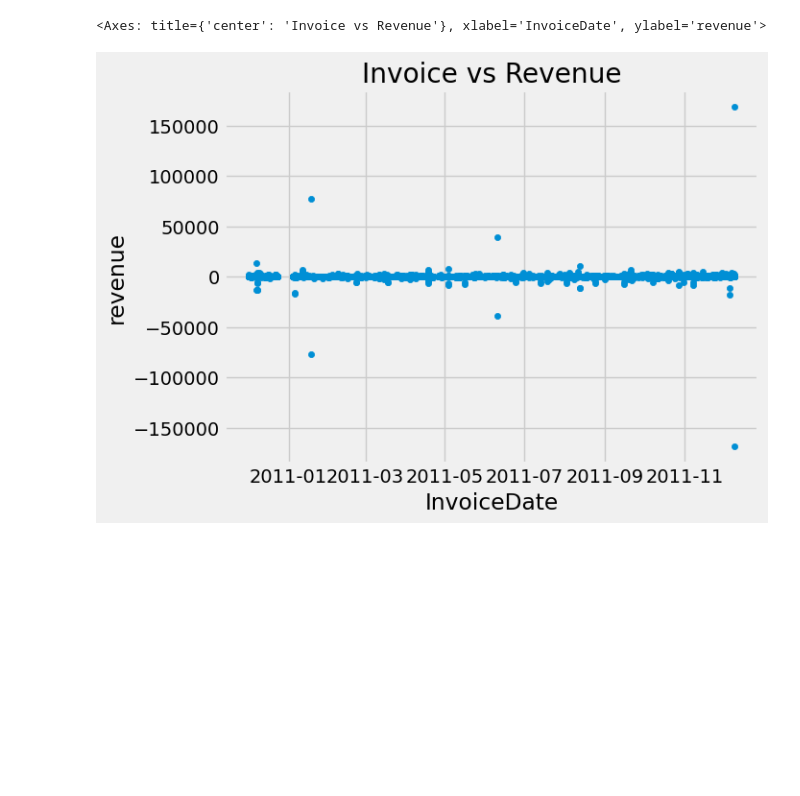
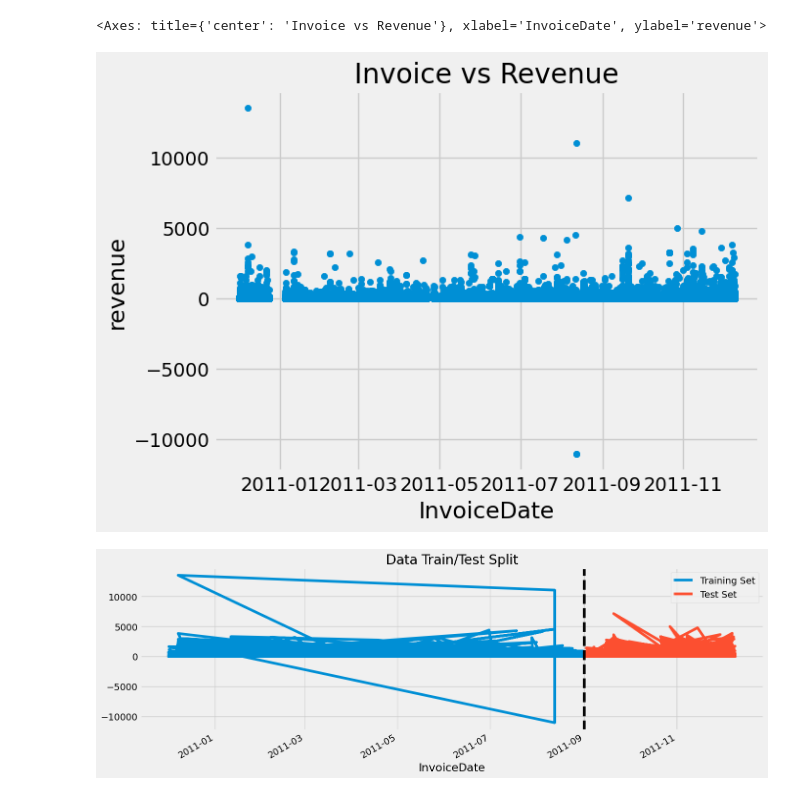
Before and after one commit to rissingh23/The-Forecast-Foundry-Datathon, a Jupyter notebook: index.ipynb, the cells around one changed output. Cells and saved outputs as stored; diff of their text form; code cells hidden in the pictures; blank space fills up the shorter version.

Commit message:
Cleaned Data

```diff
--- a/index.ipynb
+++ b/index.ipynb
@@ -10,6 +12,8 @@ from sklearn.metrics import mean_squared_error
 color_pal = sns.color_palette()
 plt.style.use('fivethirtyeight')
 # %%
-df = pd.read_csv('Mode_Craft_Ecommerce_Data - Online_Retail.csv')
+#Import Dataset
+df = pd.read_csv('Mode_Craft_Ecommerce_Data - Online_Retail.csv', dtype={'InvoiceNo': str}, low_memory=False)
 df.index = pd.to_datetime(df.InvoiceDate)
 df = df.dropna(how='all')
+df.tail(10)
@@ -41,6 +75,55 @@ df = create_features(df)
+# %%
+#Cleaning
+
+# Step 1: Remove rows with UnitPrice == 0
+df = df[df['UnitPrice'] != 0]
+
+# Step 2: Build cancel_map
+cancel_map = defaultdict(set)
+
+for _, row in df.iterrows():
+    invoice = (str)(row['InvoiceNo'])
+    customer_id = row['CustomerID']
+    if (invoice).startswith('C'):
+        cancel_map[customer_id].add(row['StockCode'])
+
+# Step 3: Remove rows where (InvoiceNo, StockCode) match the cancelled pair
+def is_cancelled_pair(row):
+    customer_id = row['CustomerID']
+    stock = row['StockCode']
+    return customer_id in cancel_map and stock in cancel_map[customer_id]
+
+df = df[~df.apply(is_cancelled_pair, axis=1)]
+
+# Step 4: Remove cancellation rows and InvoiceNo with "B"
+df = df[~df['InvoiceNo'].str.startswith('C')]
+df = df[~df['InvoiceNo'].str.contains('B', case=False)]
+
+df.describe()
+df.plot.scatter(x='InvoiceDate', y='revenue',title='Invoice vs Revenue')
+# %% [output]
+<Axes: title={'center': 'Invoice vs Revenue'}, xlabel='InvoiceDate', ylabel='revenue'>
+[figure, added]
 # %%
-df.sort_values(by='StockCode', ascending=True, inplace=True)
-df.plot.scatter(x='StockCode', y='revenue',title='Invoice vs Revenue')
+#Split Data
+# df.sort_values(by='StockCode', ascending=True, inplace=True)
+
+df.plot.scatter(x='InvoiceDate', y='revenue',title='Invoice vs Revenue')
+
+# code = df['StockCode'].value_counts().index[50]
+# print(code)
+# df_product = df[df['StockCode'] == code]
+# # df_product.plot.scatter(x='InvoiceDate', y='revenue', title='Date vs. Revenue')
+# df.describe()
+
+train = df.loc[df.index < '09-01-2011']
+test = df.loc[df.index >= '09-01-2011']
+
+fig, ax = plt.subplots(figsize=(15, 5))
+train['revenue'].plot(ax=ax, label='Training Set', title='Data Train/Test Split')
+test['revenue'].plot(ax=ax, label='Test Set')
+ax.axvline('09-01-2011', color='black', ls='--')
+ax.legend(['Training Set', 'Test Set']4)
+plt.show()
 # %% [output]
-<Axes: title={'center': 'Invoice vs Revenue'}, xlabel='InvoiceDate', ylabel='revenue'>
-[figure, old version]
+[figure, new version]
```
Also changed, not shown: parts of 3 cells of this notebook, 1 other file.
